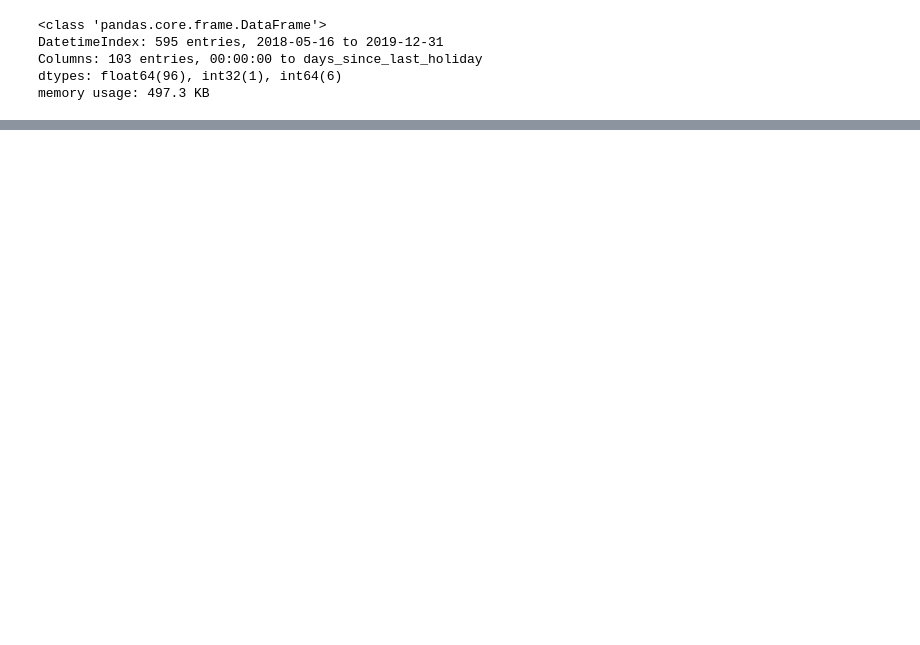
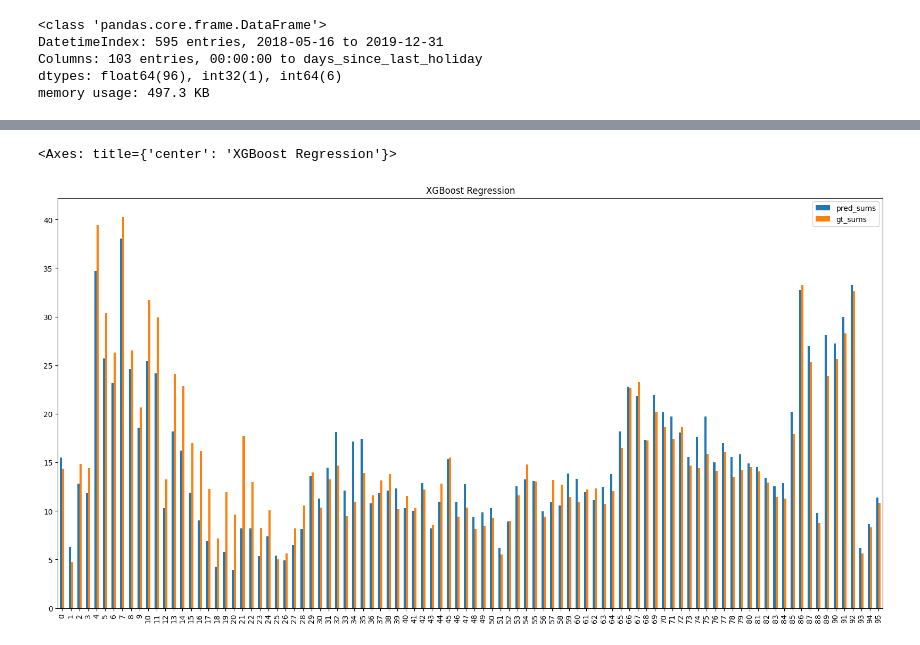
Before and after one commit to tsbyq/WattCast, a Jupyter notebook: bin/load_profile_classifyer.ipynb, the cells around one changed output, grey strips where cells are left out. Saved outputs shown, nothing was run; the diff lists cells and outputs as text; code cells hidden in the pictures; blank space fills up the shorter version.

```diff
--- a/bin/load_profile_classifyer.ipynb
+++ b/bin/load_profile_classifyer.ipynb
@@ -139,7 +139,7 @@ memory usage: 497.3 KB
 # %%
 # split the data into train and test
 
-train, test = train_test_split(df, test_size=0.2, shuffle=True)
+train, test = train_test_split(df, test_size=0.2, shuffle=False)
 
 train = train.values
 test = test.values
@@ -163,21 +163,19 @@ y_test = test_scaled[:,:96]
 
 
 param_distributions = {'n_estimators': np.arange(100, 2000, 100),
-                       'max_depth': [3, 6, 9, 12],
-                       'learning_rate': [0.001, 0.01, 0.1, 0.2],
+                       'max_depth': [9, 12, 18, 24],
+                       'learning_rate': [0.001, 0.01],
                        'subsample': [0.5, 0.7, 0.9],
                        'colsample_bytree': [0.5, 0.7, 0.9],
                        'reg_alpha': [0, 0.1, 1, 10],
                        'reg_lambda': [0, 0.1, 1, 10]}
 
-
 # define the model
 
-model = XGBRegressor()
-
-# define the search
-
-
-search = RandomizedSearchCV(model, param_distributions, n_iter=100, scoring='neg_root_mean_squared_error', n_jobs=-1, cv=3, random_state=42)
-
-search.fit(X_train, y_train)
+model = XGBRegressor(objective='reg:pseudohubererror')
+# %%
+
+# define the search
+search = RandomizedSearchCV(model, param_distributions, n_iter=100, scoring='neg_root_mean_squared_error', n_jobs=-1, cv=3, random_state=42)
+
+model.fit(X_train, y_train)
@@ -184,5 +194,5 @@ search.fit(X_train, y_train)
 # %%
-predictions = search.predict(X_test)
+predictions = model.predict(X_test)
 # %%
 df_compare = pd.DataFrame({'gt': y_test.reshape(-1,1).flatten(), 'predictions': predictions.reshape(-1,1).flatten()})
 
@@ -203,0 +206,5 @@ def dtw_distance(preds, dtrain):
+# %%
+pd.DataFrame({'pred_sums': predictions.sum(axis=0), 'gt_sums': y_test.sum(axis=0)}).plot(kind='bar', title='XGBoost Regression', figsize=(20,10))
+# %% [output]
+<Axes: title={'center': 'XGBoost Regression'}>
+[figure, added]
```
Also changed, not shown: parts of 4 cells of this notebook.
